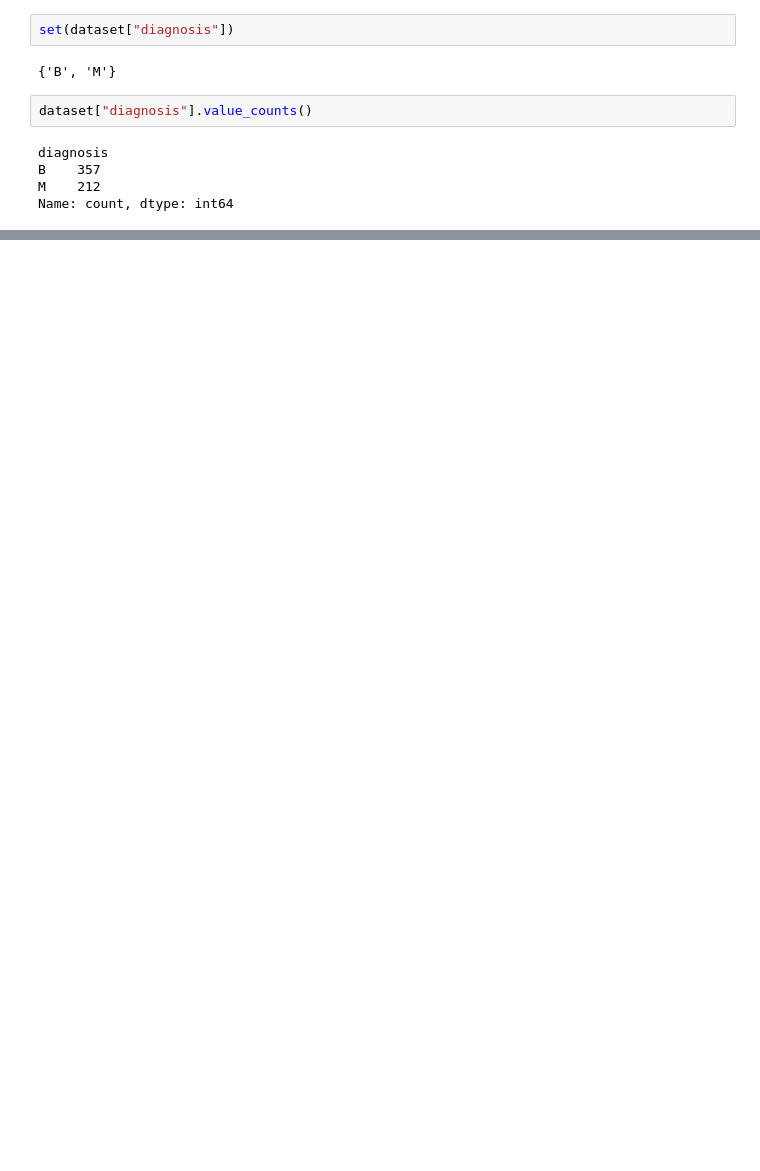
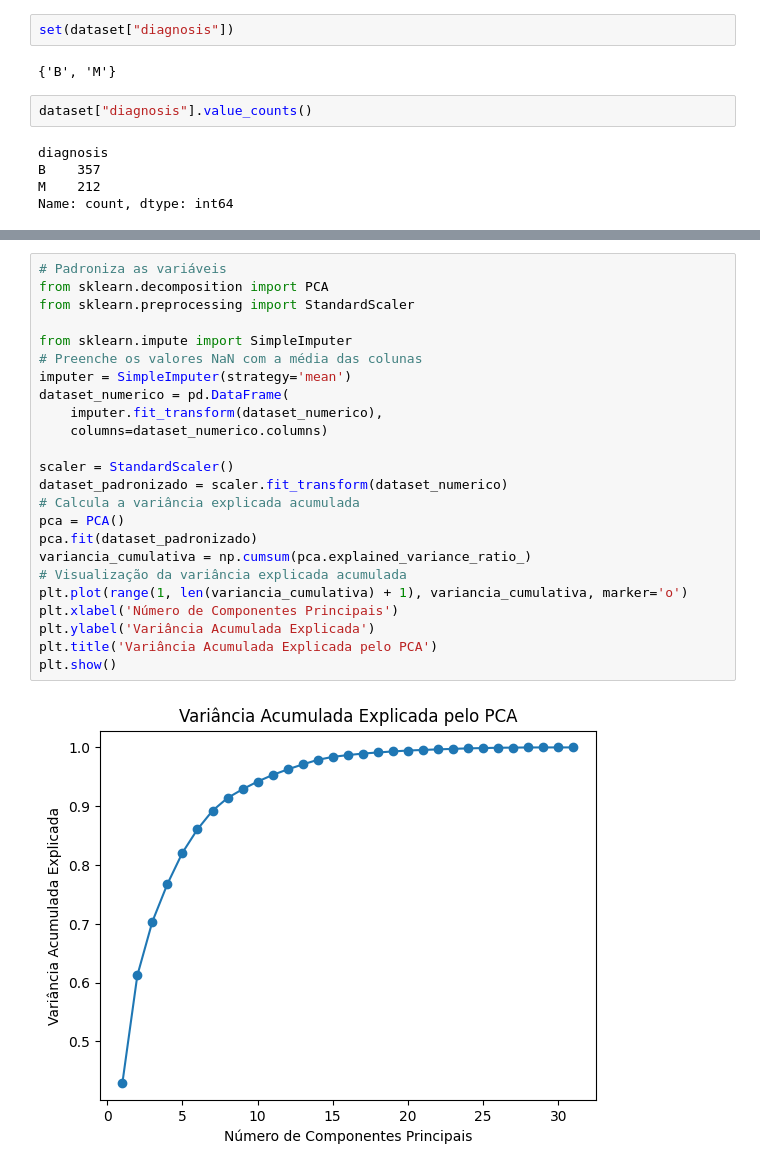
Before and after one commit to fiap-postech-ia-para-devs-grupo/9IADT-fase-1-tech-challenge, a Jupyter notebook: tech_challenge_fase1.ipynb, the cells around one changed output, grey strips where cells are left out. Drawn from its saved outputs; the diff is of its cells as text; blank space fills up the shorter version.

```diff
--- a/tech_challenge_fase1.ipynb
+++ b/tech_challenge_fase1.ipynb
@@ -114,0 +205,26 @@ array([[<Axes: title={'center': 'id'}>,
+# %%
+# Padroniza as variáveis
+from sklearn.decomposition import PCA
+from sklearn.preprocessing import StandardScaler
+
+from sklearn.impute import SimpleImputer
+# Preenche os valores NaN com a média das colunas
+imputer = SimpleImputer(strategy='mean')
+dataset_numerico = pd.DataFrame(
+    imputer.fit_transform(dataset_numerico),
+    columns=dataset_numerico.columns)
+
+scaler = StandardScaler()
+dataset_padronizado = scaler.fit_transform(dataset_numerico)
+# Calcula a variância explicada acumulada
+pca = PCA()
+pca.fit(dataset_padronizado)
+variancia_cumulativa = np.cumsum(pca.explained_variance_ratio_)
+# Visualização da variância explicada acumulada
+plt.plot(range(1, len(variancia_cumulativa) + 1), variancia_cumulativa, marker='o')
+plt.xlabel('Número de Componentes Principais')
+plt.ylabel('Variância Acumulada Explicada')
+plt.title('Variância Acumulada Explicada pelo PCA')
+plt.show()
+# %% [output]
+[figure, added]
```
Also changed, not shown: parts of 14 cells of this notebook.
